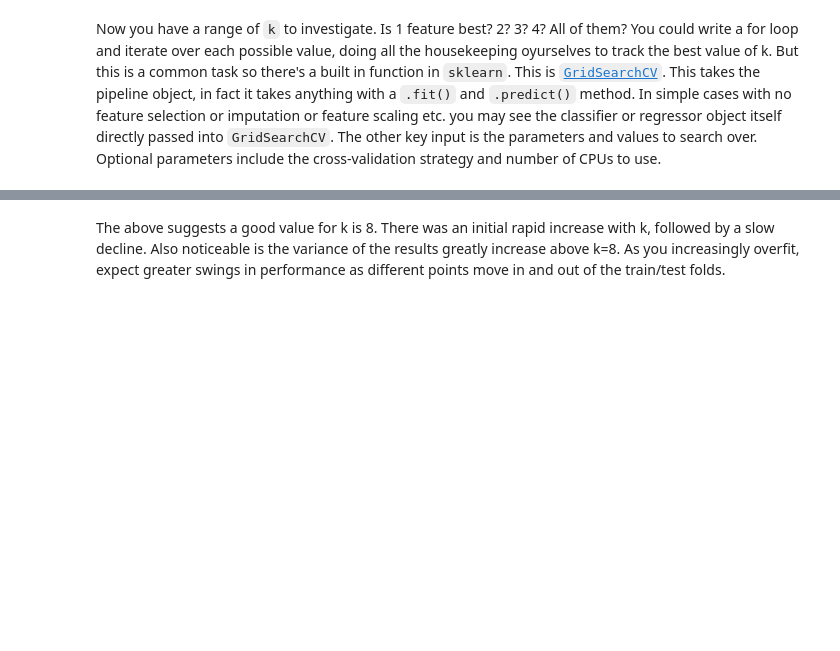
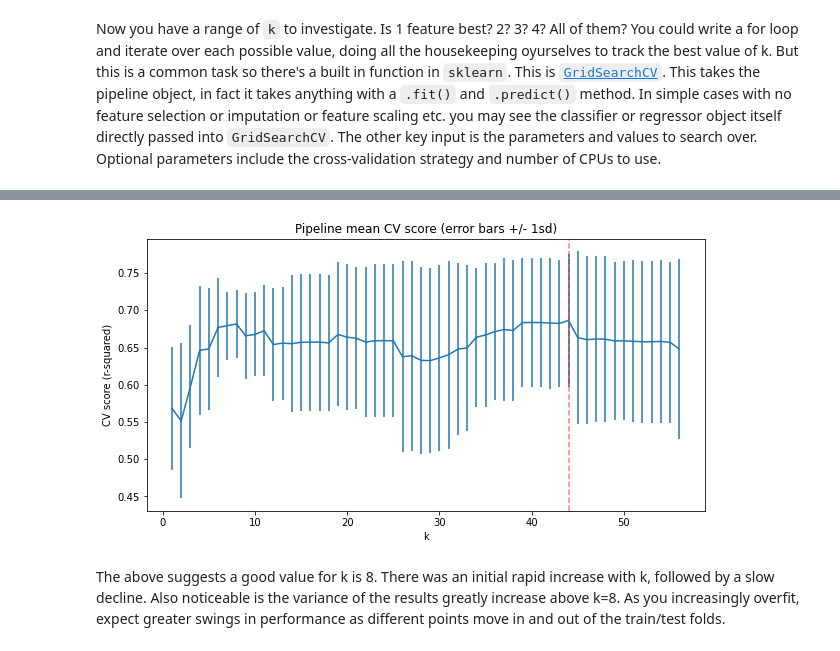
Before and after one commit to awicklund/DataScienceGuidedCapstone, a Jupyter notebook: Notebooks/04_preprocessing_and_training.ipynb, the cells around one changed output, grey strips where cells are left out. Cells and saved outputs as stored; diff of their text form; code cells hidden in the pictures; blank space fills up the shorter version.

```diff
--- a/Notebooks/04_preprocessing_and_training.ipynb
+++ b/Notebooks/04_preprocessing_and_training.ipynb
@@ -836,13 +874,15 @@ lr_grid_cv.best_params_
 # %%
 #Code task 20#
 #Assign the value of k from the above dict of `best_params_` and assign it to `best_k`
-k = lr_grid_cv.best_params_['selectkbest__k']
+best_k = lr_grid_cv.best_params_['selectkbest__k']
 plt.subplots(figsize=(10, 5))
 plt.errorbar(cv_k, score_mean, yerr=score_std)
 plt.axvline(x=best_k, c='r', ls='--', alpha=.5)
 plt.xlabel('k')
 plt.ylabel('CV score (r-squared)')
 plt.title('Pipeline mean CV score (error bars +/- 1sd)');
+# %% [output]
+[figure, added]
 # %% [markdown]
 The above suggests a good value for k is 8. There was an initial rapid increase with k, followed by a slow decline. Also noticeable is the variance of the results greatly increase above k=8. As you increasingly overfit, expect greater swings in performance as different points move in and out of the train/test folds.
 # %% [markdown]
```
Also changed, not shown: parts of 27 cells of this notebook, 5 other files.
